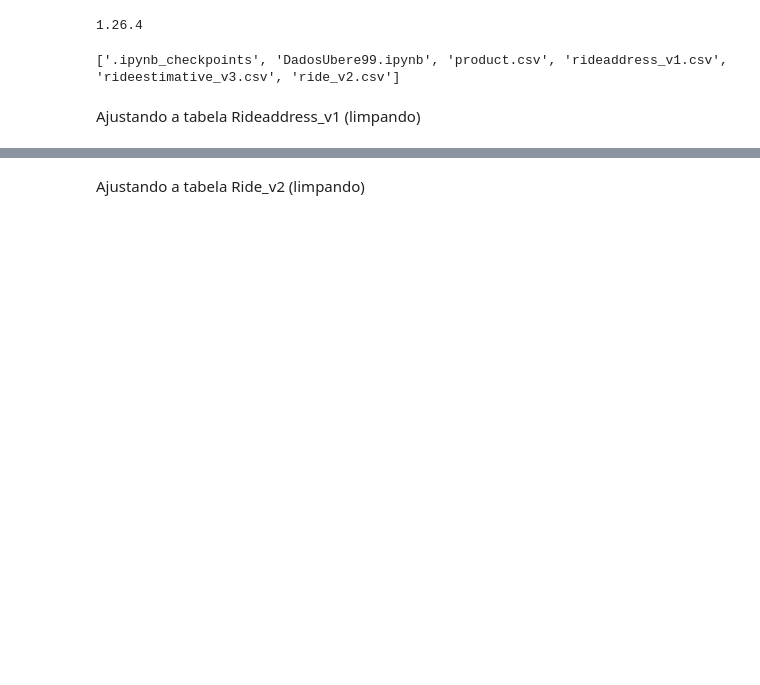
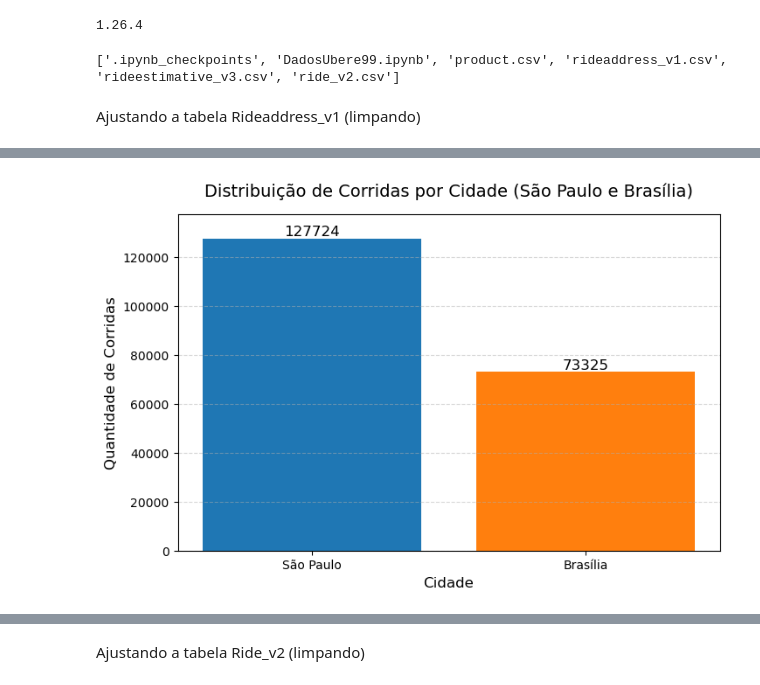
Before and after one commit to 2025-1-NADS4/Projeto1, a Jupyter notebook: documentos/Entrega 1 - 11.03/Ciência de Dados e Big Data/DadosUbere99.ipynb, the cells around one changed output, grey strips where cells are left out. Saved outputs shown, nothing was run; the diff lists cells and outputs as text; code cells hidden in the pictures; blank space fills up the shorter version.

Commit message:
Entrega 11.03
Entrega de Ciência de Dados e Big Data

```diff
--- a/documentos/Entrega 1 - 11.03/Ciência de Dados e Big Data/DadosUbere99.ipynb
+++ b/documentos/Entrega 1 - 11.03/Ciência de Dados e Big Data/DadosUbere99.ipynb
@@ -13,54 +11,77 @@ print(os.listdir())  # Isso mostrará todos os arquivos no diretório do Jupyter
 # %% [markdown]
 Ajustando a tabela Rideaddress_v1 (limpando)
 # %%
-# Importações necessárias
 import pandas as pd
+import matplotlib.pyplot as plt
 
 # 1️⃣ Carregar o arquivo CSV rideaddress_v1.csv
 df_corrigido = pd.read_csv("rideaddress_v1.csv", delimiter=";", low_memory=False)
 print("✅ Arquivo carregado com sucesso!")
 
 # 2️⃣ Exibir valores nulos antes do tratamento
-print("\n📌 Valores Nulos ANTES do tratamento:")
+print("\n===============================")
+print("📌 Valores Nulos ANTES do tratamento:")
 print(df_corrigido.isnull().sum())
 
-# 3️⃣ Preencher valores nulos básicos com "Desconhecido" nas colunas categóricas
+# ✅ Exibir colunas antes do tratamento
+print("\n📌 Colunas ANTES do tratamento:")
+print(df_corrigido.columns.tolist())
+
+# 3️⃣ Descrição dos dados para análise inicial
+print("\n📊 Descrição dos dados:")
+print(df_corrigido.describe(include='all'))
+
+# 4️⃣ Preencher valores nulos básicos com "Desconhecido" nas colunas categóricas
 colunas_preencher = ["Neighborhood", "City", "State", "Street"]
 df_corrigido[colunas_preencher] = df_corrigido[colunas_preencher].fillna("Desconhecido")
 print("\n✅ Valores nulos preenchidos com 'Desconhecido' para Neighborhood, City, State e Street.")
 
-# 4️⃣ Remover coluna "Number", se existir (não é relevante para a análise)
-if "Number" in df_corrigido.columns:
-    df_corrigido = df_corrigido.drop(columns=["Number"])
-    print("✅ Coluna 'Number' removida com sucesso.")
-else:
-    print("\n⚠️ Coluna 'Number' já não existe.")
+# 5️⃣ Remover valores duplicados
+df_corrigido = df_corrigido.drop_duplicates()
+print("\n✅ Valores duplicados removidos.")
 
-# 5️⃣ Inferir Neighborhood e City com base na coluna Street
-df_corrigido["Neighborhood"] = df_corrigido.groupby("Street")["Neighborhood"].transform(
-    lambda x: x.fillna(x.mode()[0]) if not x.mode().empty else "Desconhecido"
-)
-
-df_corrigido["City"] = df_corrigido.groupby("Street")["City"].transform(
-    lambda x: x.fillna(x.mode()[0]) if not x.mode().empty else "Desconhecido"
-)
-
-print("\n✅ Inferência de Neighborhood e City baseada em Street feita com sucesso!")
-
-# 6️⃣ Remover qualquer linha que ainda tenha valores nulos
-df_corrigido = df_corrigido.dropna()
-print("\n✅ Linhas com valores nulos removidas.")
-
-# 7️⃣ Exibir valores nulos após o tratamento
-print("\n📌 Valores nulos após tratamento:")
+# ✅ Exibir valores nulos após o tratamento
+print("\n===============================")
+print("📌 Valores nulos APÓS o tratamento:")
 print(df_corrigido.isnull().sum())
 
-# 8️⃣ Listar colunas que ficaram após a limpeza
-print("\n📌 Colunas finais após tratamento:")
-for coluna in df_corrigido.columns:
-    print("-", coluna)
+# ✅ Exibir colunas após o tratamento
+print("\n📌 Colunas APÓS o tratamento:")
+print(df_corrigido.columns.tolist())
 
-# 9️⃣ Salvar DataFrame corrigido em um novo arquivo CSV
+# 🔍 **Analisar distribuição das cidades**
+print("\n🔎 Distribuição das Cidades:")
+print(df_corrigido["City"].value_counts())
+
+# **➡️ Filtrar apenas São Paulo e Brasília**
+cidades_filtradas = df_corrigido[df_corrigido["City"].isin(["São Paulo", "Brasília"])]
+
+# **➡️ Contar os registros por cidade**
+distribuicao = cidades_filtradas["City"].value_counts()
+
+# 📊 **Gerar o gráfico apenas para São Paulo e Brasília**
+plt.figure(figsize=(8, 5))
+
+# Criar gráfico de barras
+bars = plt.bar(distribuicao.index, distribuicao.values, color=["#1f77b4", "#ff7f0e"])
+
+# Adicionar valores sobre as barras
+for bar in bars:
+    yval = bar.get_height()
+    plt.text(bar.get_x() + bar.get_width() / 2, yval + 1000, int(yval), ha='center', fontsize=12)
+
+# Melhorias visuais
+plt.title("Distribuição de Corridas por Cidade (São Paulo e Brasília)", fontsize=14, pad=15)
+plt.xlabel("Cidade", fontsize=12)
+plt.ylabel("Quantidade de Corridas", fontsize=12)
+plt.ylim(0, max(distribuicao.values) + 10000)  # Definir limite para melhor espaçamento
+plt.xticks(rotation=0)  # Sem rotação (apenas duas cidades)
+plt.grid(axis="y", linestyle="--", alpha=0.5)  # Grade discreta para facilitar a leitura
+
+# Exibir o gráfico
+plt.show()
+
+# 6️⃣ Salvar o DataFrame tratado em um novo arquivo CSV
 arquivo_saida = "rideaddress_v1_limpo.csv"
 df_corrigido.to_csv(arquivo_saida, index=False, sep=";")
 
@@ -85,0 +107 @@ Lng                       0
+[figure, added]
```
Also changed, not shown: parts of 5 cells of this notebook.
